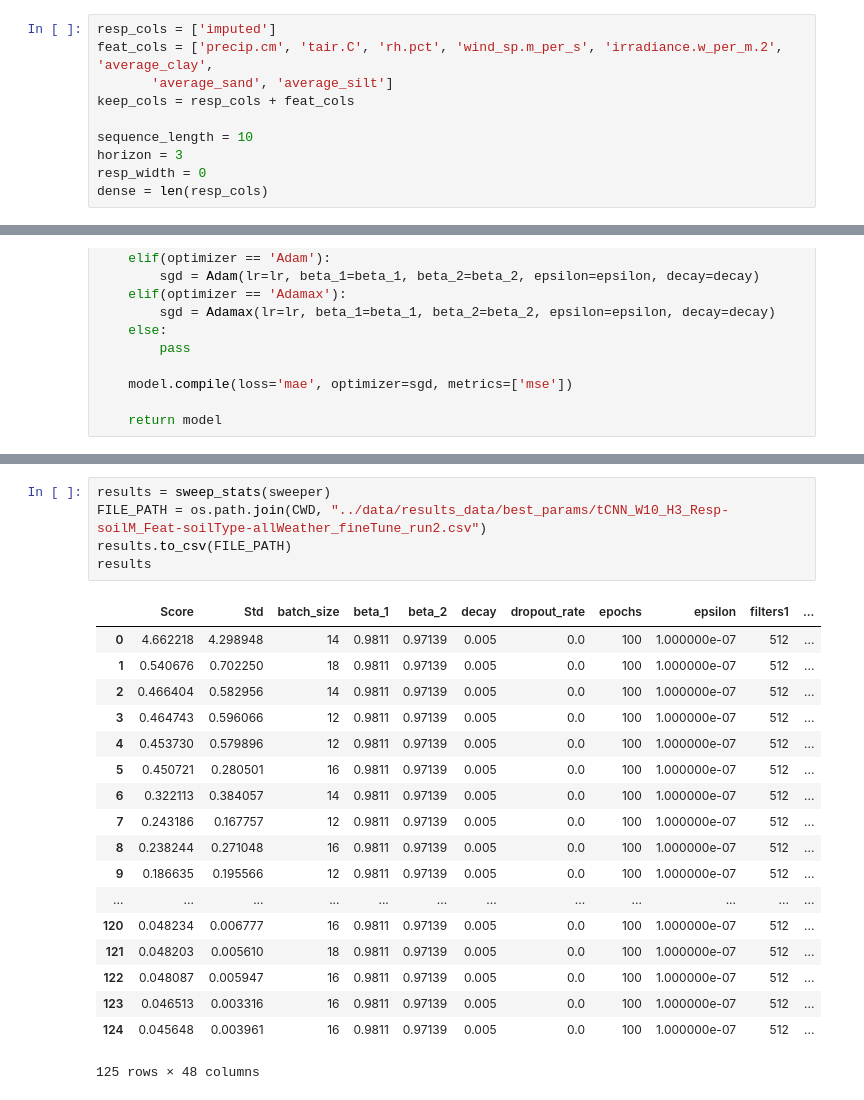
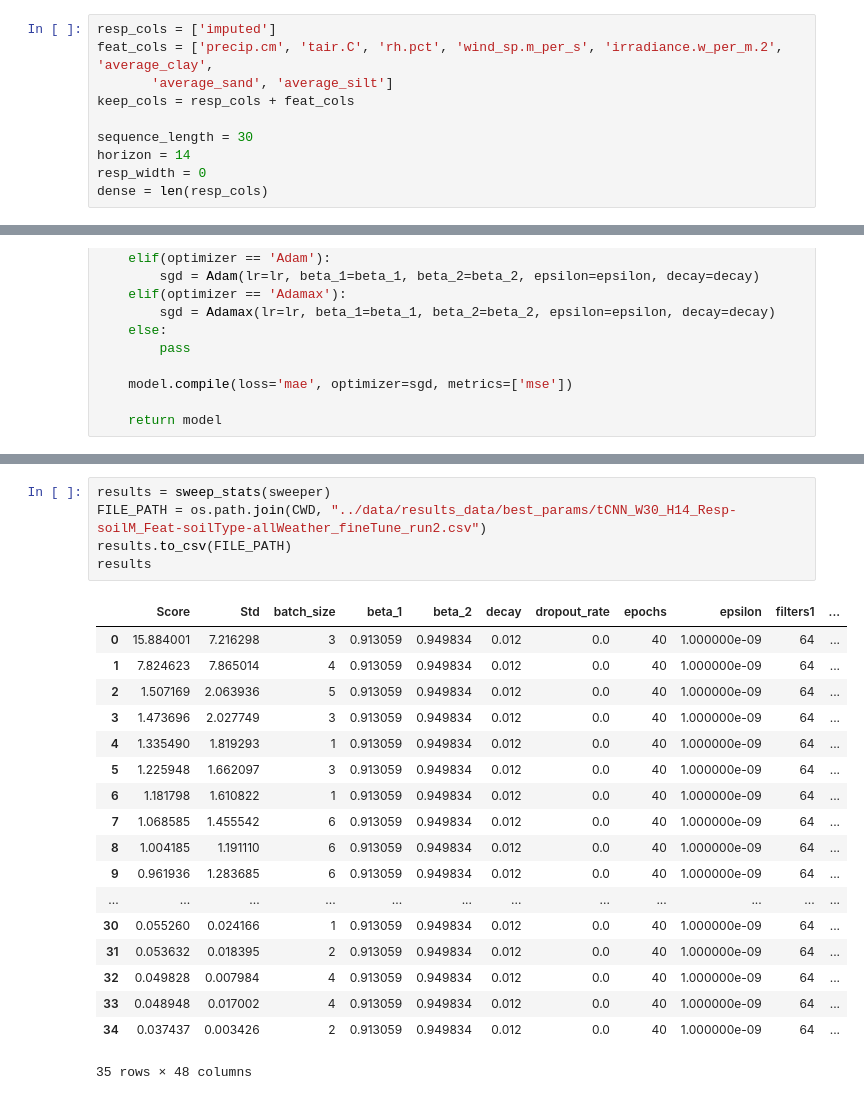
Before and after one commit to MichaelRGrant/HydroSatML, a Jupyter notebook: jupyter_notebooks/soilM_forecasting_extended_tune.ipynb, the cells around one changed output, grey strips where cells are left out. Cells and saved outputs as stored; diff of their text form.

```diff
--- a/jupyter_notebooks/soilM_forecasting_extended_tune.ipynb
+++ b/jupyter_notebooks/soilM_forecasting_extended_tune.ipynb
@@ -277,8 +277,8 @@ feat_cols = ['precip.cm', 'tair.C', 'rh.pct', 'wind_sp.m_per_s', 'irradiance.w_p
        'average_sand', 'average_silt']
 keep_cols = resp_cols + feat_cols
 
-sequence_length = 10
-horizon = 3
+sequence_length = 30
+horizon = 14
 resp_width = 0
 dense = len(resp_cols)
 # %% [markdown]
@@ -714,27 +713,27 @@ Elapsed: 2.4e+02 minutes
 # %%
 results = sweep_stats(sweeper)
-FILE_PATH = os.path.join(CWD, "../data/results_data/best_params/tCNN_W10_H3_Resp-soilM_Feat-soilType-allWeather_fineTune_run2.csv")
+FILE_PATH = os.path.join(CWD, "../data/results_data/best_params/tCNN_W30_H14_Resp-soilM_Feat-soilType-allWeather_fineTune_run2.csv")
 results.to_csv(FILE_PATH)
 results
 # %% [output]
 |  | Score | Std | batch_size | beta_1 | beta_2 | decay | dropout_rate | epochs | epsilon | filters1 | ... |
-| 0 | 4.662218 | 4.298948 | 14 | 0.9811 | 0.97139 | 0.005 | 0.0 | 100 | 1.000000e-07 | 512 | ... |
-| 1 | 0.540676 | 0.702250 | 18 | 0.9811 | 0.97139 | 0.005 | 0.0 | 100 | 1.000000e-07 | 512 | ... |
-| 2 | 0.466404 | 0.582956 | 14 | 0.9811 | 0.97139 | 0.005 | 0.0 | 100 | 1.000000e-07 | 512 | ... |
-| 3 | 0.464743 | 0.596066 | 12 | 0.9811 | 0.97139 | 0.005 | 0.0 | 100 | 1.000000e-07 | 512 | ... |
-| 4 | 0.453730 | 0.579896 | 12 | 0.9811 | 0.97139 | 0.005 | 0.0 | 100 | 1.000000e-07 | 512 | ... |
-| 5 | 0.450721 | 0.280501 | 16 | 0.9811 | 0.97139 | 0.005 | 0.0 | 100 | 1.000000e-07 | 512 | ... |
-| 6 | 0.322113 | 0.384057 | 14 | 0.9811 | 0.97139 | 0.005 | 0.0 | 100 | 1.000000e-07 | 512 | ... |
-| 7 | 0.243186 | 0.167757 | 12 | 0.9811 | 0.97139 | 0.005 | 0.0 | 100 | 1.000000e-07 | 512 | ... |
-| 8 | 0.238244 | 0.271048 | 16 | 0.9811 | 0.97139 | 0.005 | 0.0 | 100 | 1.000000e-07 | 512 | ... |
-| 9 | 0.186635 | 0.195566 | 12 | 0.9811 | 0.97139 | 0.005 | 0.0 | 100 | 1.000000e-07 | 512 | ... |
+| 0 | 15.884001 | 7.216298 | 3 | 0.913059 | 0.949834 | 0.012 | 0.0 | 40 | 1.000000e-09 | 64 | ... |
+| 1 | 7.824623 | 7.865014 | 4 | 0.913059 | 0.949834 | 0.012 | 0.0 | 40 | 1.000000e-09 | 64 | ... |
+| 2 | 1.507169 | 2.063936 | 5 | 0.913059 | 0.949834 | 0.012 | 0.0 | 40 | 1.000000e-09 | 64 | ... |
+| 3 | 1.473696 | 2.027749 | 3 | 0.913059 | 0.949834 | 0.012 | 0.0 | 40 | 1.000000e-09 | 64 | ... |
+| 4 | 1.335490 | 1.819293 | 1 | 0.913059 | 0.949834 | 0.012 | 0.0 | 40 | 1.000000e-09 | 64 | ... |
+| 5 | 1.225948 | 1.662097 | 3 | 0.913059 | 0.949834 | 0.012 | 0.0 | 40 | 1.000000e-09 | 64 | ... |
+| 6 | 1.181798 | 1.610822 | 1 | 0.913059 | 0.949834 | 0.012 | 0.0 | 40 | 1.000000e-09 | 64 | ... |
+| 7 | 1.068585 | 1.455542 | 6 | 0.913059 | 0.949834 | 0.012 | 0.0 | 40 | 1.000000e-09 | 64 | ... |
+| 8 | 1.004185 | 1.191110 | 6 | 0.913059 | 0.949834 | 0.012 | 0.0 | 40 | 1.000000e-09 | 64 | ... |
+| 9 | 0.961936 | 1.283685 | 6 | 0.913059 | 0.949834 | 0.012 | 0.0 | 40 | 1.000000e-09 | 64 | ... |
 | ... | ... | ... | ... | ... | ... | ... | ... | ... | ... | ... | ... |
-| 120 | 0.048234 | 0.006777 | 16 | 0.9811 | 0.97139 | 0.005 | 0.0 | 100 | 1.000000e-07 | 512 | ... |
-| 121 | 0.048203 | 0.005610 | 18 | 0.9811 | 0.97139 | 0.005 | 0.0 | 100 | 1.000000e-07 | 512 | ... |
-| 122 | 0.048087 | 0.005947 | 16 | 0.9811 | 0.97139 | 0.005 | 0.0 | 100 | 1.000000e-07 | 512 | ... |
-| 123 | 0.046513 | 0.003316 | 16 | 0.9811 | 0.97139 | 0.005 | 0.0 | 100 | 1.000000e-07 | 512 | ... |
-| 124 | 0.045648 | 0.003961 | 16 | 0.9811 | 0.97139 | 0.005 | 0.0 | 100 | 1.000000e-07 | 512 | ... |
+| 30 | 0.055260 | 0.024166 | 1 | 0.913059 | 0.949834 | 0.012 | 0.0 | 40 | 1.000000e-09 | 64 | ... |
+| 31 | 0.053632 | 0.018395 | 2 | 0.913059 | 0.949834 | 0.012 | 0.0 | 40 | 1.000000e-09 | 64 | ... |
+| 32 | 0.049828 | 0.007984 | 4 | 0.913059 | 0.949834 | 0.012 | 0.0 | 40 | 1.000000e-09 | 64 | ... |
+| 33 | 0.048948 | 0.017002 | 4 | 0.913059 | 0.949834 | 0.012 | 0.0 | 40 | 1.000000e-09 | 64 | ... |
+| 34 | 0.037437 | 0.003426 | 2 | 0.913059 | 0.949834 | 0.012 | 0.0 | 40 | 1.000000e-09 | 64 | ... |
-125 rows × 48 columns
+35 rows × 48 columns
 # %%
 for i in range(10):
 
```
Also changed, not shown: parts of 7 cells of this notebook, 6 other files.
